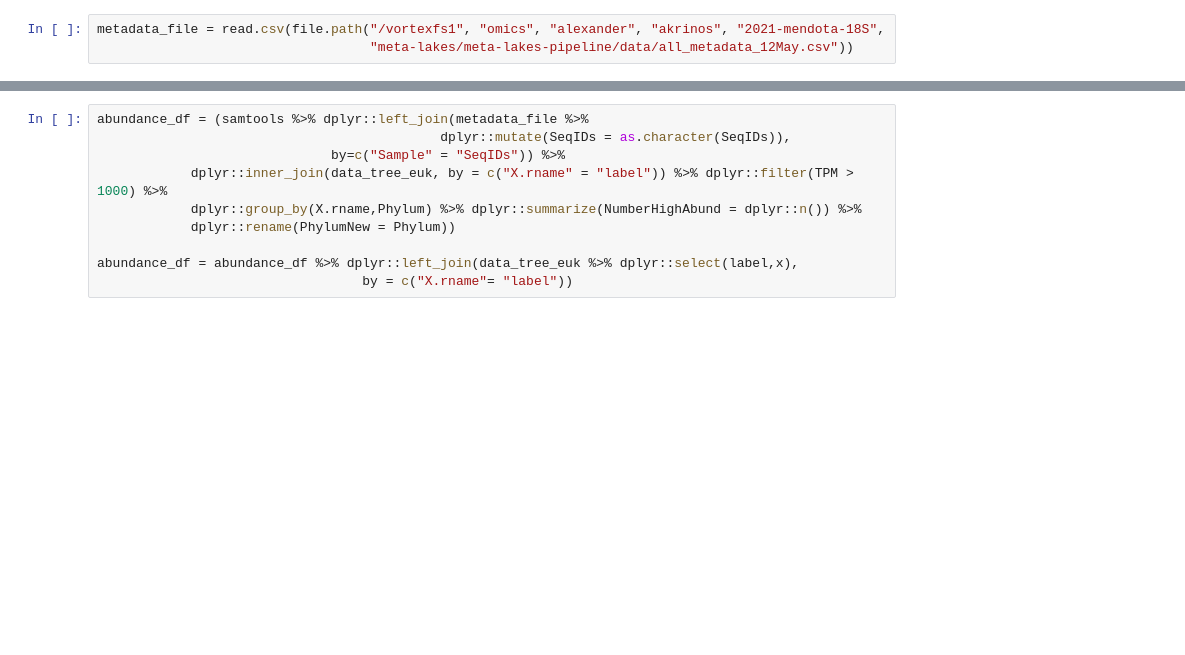
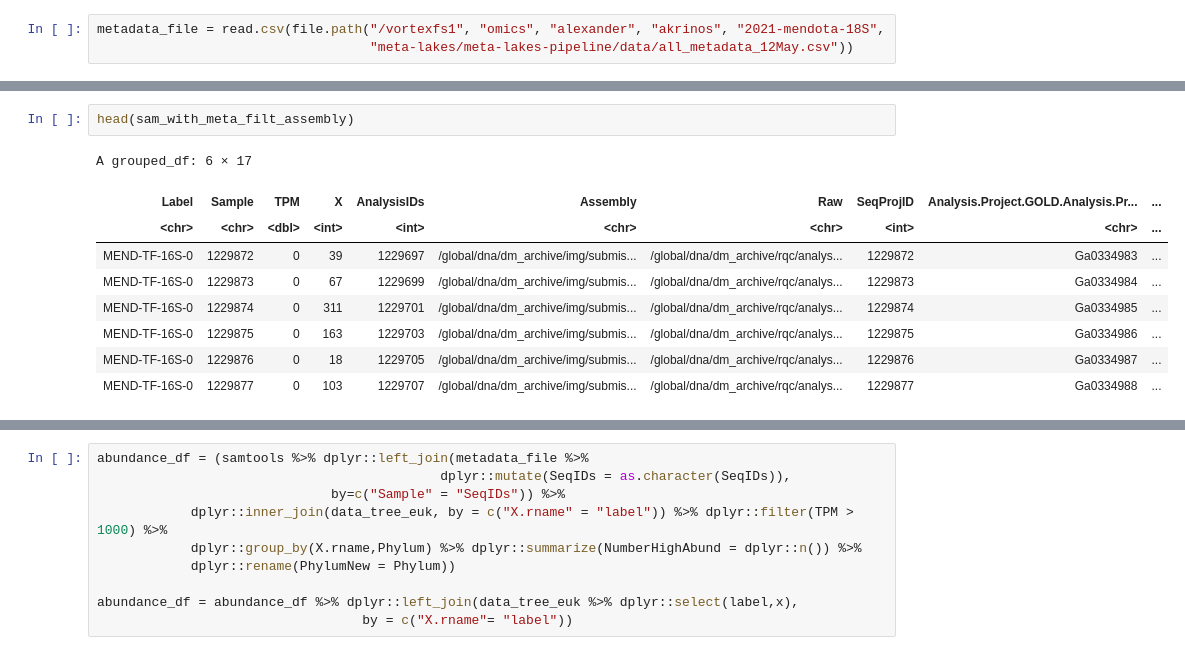
Before and after one commit to akrinos/2023-Krinos-Mendota18S, a Jupyter notebook: code/Jupyter Notebooks/process-abundance-data.ipynb, the cells around one changed output, grey strips where cells are left out. Cells and saved outputs as stored; diff of their text form; blank space fills up the shorter version.

```diff
--- a/code/Jupyter Notebooks/process-abundance-data.ipynb
+++ b/code/Jupyter Notebooks/process-abundance-data.ipynb
@@ -366,0 +476,12 @@ sam_with_meta_bact <- create_sam_meta(samtools_bact,metadata_file) %>%
+# %%
+head(sam_with_meta_filt_assembly)
+# %% [output]
+A grouped_df: 6 × 17
+| Label | Sample | TPM | X | AnalysisIDs | Assembly | Raw | SeqProjID | Analysis.Project.GOLD.Analysis.Pr... | ... |
+| <chr> | <chr> | <dbl> | <int> | <int> | <chr> | <chr> | <int> | <chr> | ... |
+| MEND-TF-16S-0 | 1229872 | 0 | 39 | 1229697 | /global/dna/dm_archive/img/submis... | /global/dna/dm_archive/rqc/analys... | 1229872 | Ga0334983 | ... |
+| MEND-TF-16S-0 | 1229873 | 0 | 67 | 1229699 | /global/dna/dm_archive/img/submis... | /global/dna/dm_archive/rqc/analys... | 1229873 | Ga0334984 | ... |
+| MEND-TF-16S-0 | 1229874 | 0 | 311 | 1229701 | /global/dna/dm_archive/img/submis... | /global/dna/dm_archive/rqc/analys... | 1229874 | Ga0334985 | ... |
+| MEND-TF-16S-0 | 1229875 | 0 | 163 | 1229703 | /global/dna/dm_archive/img/submis... | /global/dna/dm_archive/rqc/analys... | 1229875 | Ga0334986 | ... |
+| MEND-TF-16S-0 | 1229876 | 0 | 18 | 1229705 | /global/dna/dm_archive/img/submis... | /global/dna/dm_archive/rqc/analys... | 1229876 | Ga0334987 | ... |
+| MEND-TF-16S-0 | 1229877 | 0 | 103 | 1229707 | /global/dna/dm_archive/img/submis... | /global/dna/dm_archive/rqc/analys... | 1229877 | Ga0334988 | ... |
```
Also changed, not shown: parts of 21 cells of this notebook, 11 other files.
